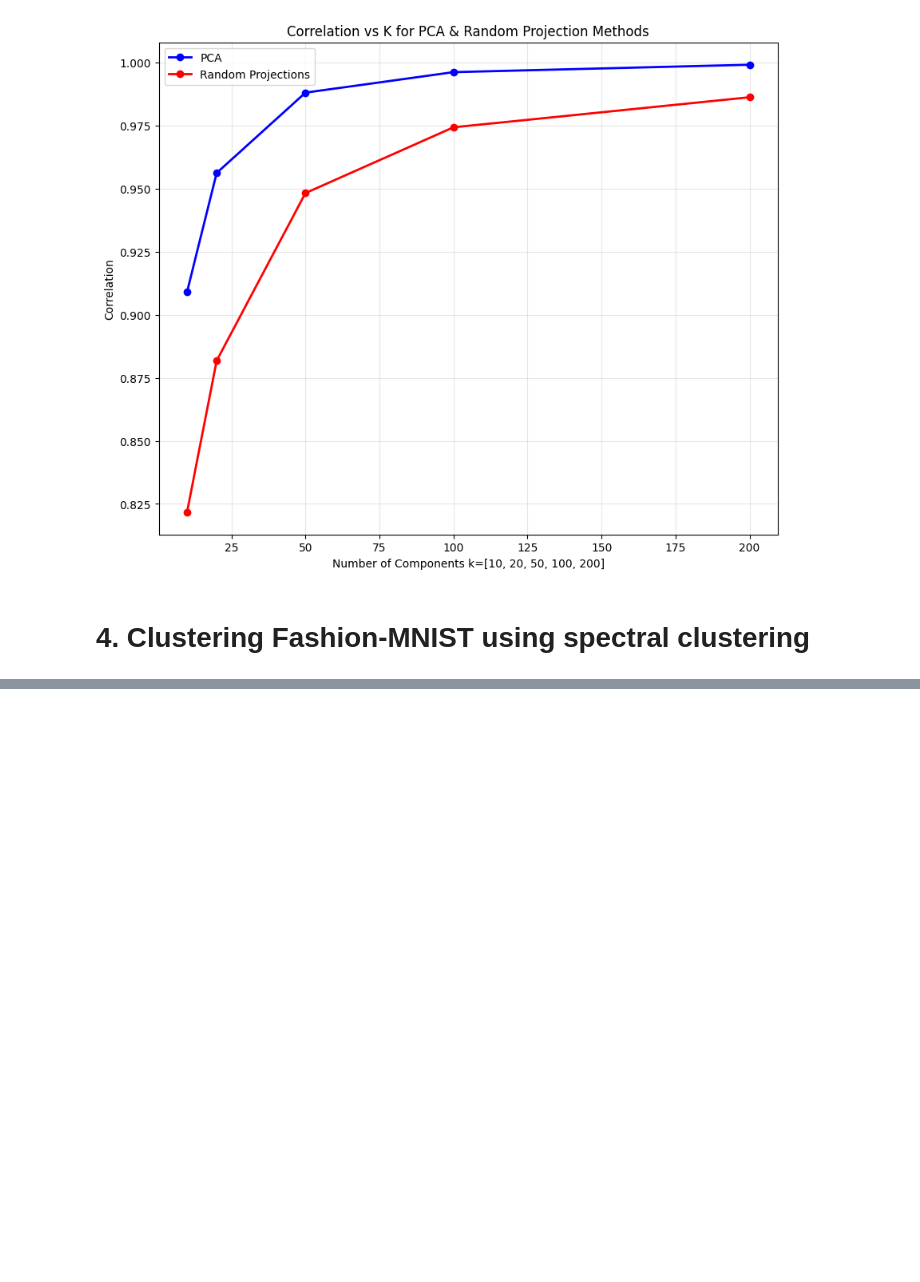
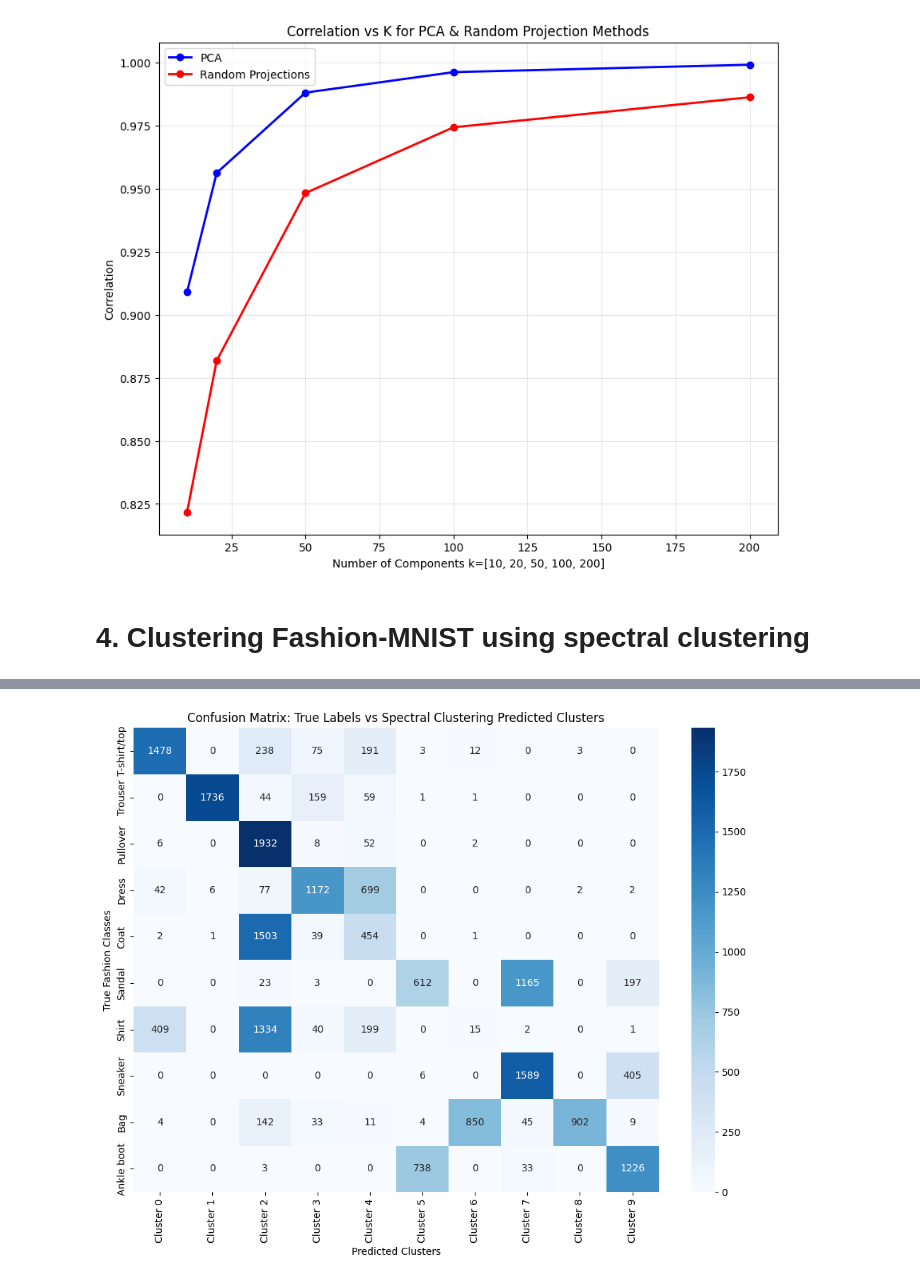
Before and after one commit to brodyanderson/math-6880-Project2, a Jupyter notebook: project2.ipynb, the cells around one changed output, grey strips where cells are left out. Saved outputs shown, nothing was run; the diff lists cells and outputs as text; code cells hidden in the pictures; blank space fills up the shorter version.

```diff
--- a/project2.ipynb
+++ b/project2.ipynb
@@ -461,0 +405,12 @@ plt.show()
+# %%
+import numpy as np
+from sklearn.datasets import fetch_openml
+from sklearn.preprocessing import StandardScaler
+
+# Load Fashion-MNIST from OpenML
+# Classes (0-9): T-shirt/top, Trouser, Pullover, Dress, Coat, Sandal, Shirt, Sneaker, Bag, Ankle boot
+X, y = fetch_openml("Fashion-MNIST", version=1, as_frame=False, parser="auto", return_X_y=True)
+y = y.astype(int)
+
+print(type(X),X.shape)
+print(type(y),y.shape)
@@ -461,0 +469,42 @@ plt.show()
+# %%
+# Spectral Clustering Analysis
+import numpy as np
+from sklearn.preprocessing import StandardScaler
+from sklearn.metrics import confusion_matrix
+from scipy.optimize import linear_sum_assignment
+from sklearn.cluster import SpectralClustering
+import seaborn as sns
+import matplotlib.pyplot as plt
+
+scaler = StandardScaler()
+X_sample_scaled = scaler.fit_transform(X_sample)
+
+spectral_model = SpectralClustering(n_clusters=10, random_state=1, affinity='nearest_neighbors', n_neighbors=10)
+y_pred = spectral_model.fit_predict(X_sample_scaled)
+
+cm = confusion_matrix(y_sample, y_pred)
+
+# Find the best label mapping
+row_ind, col_ind = linear_sum_assignment(-cm)
+
+# Create a mapping dictionary
+label_mapping = {}
+for i in range(len(row_ind)):
+    label_mapping[col_ind[i]] = row_ind[i]
+
+# Apply the mapping
+y_pred_mapped = np.array([label_mapping[label] for label in y_pred])
+
+cm_mapped = confusion_matrix(y_sample, y_pred_mapped)
+
+plt.figure(figsize=(10, 8))
+sns.heatmap(cm_mapped, annot=True, fmt='d', cmap='Blues',
+            xticklabels=[f'Cluster {i}' for i in range(10)],
+            yticklabels=classes)
+plt.title('Confusion Matrix: True Labels vs Spectral Clustering Predicted Clusters')
+plt.ylabel('True Fashion Classes')
+plt.xlabel('Predicted Clusters')
+plt.tight_layout()
+plt.show()
+# %% [output]
+[figure, added]
```
Also changed, not shown: parts of 6 cells of this notebook.
